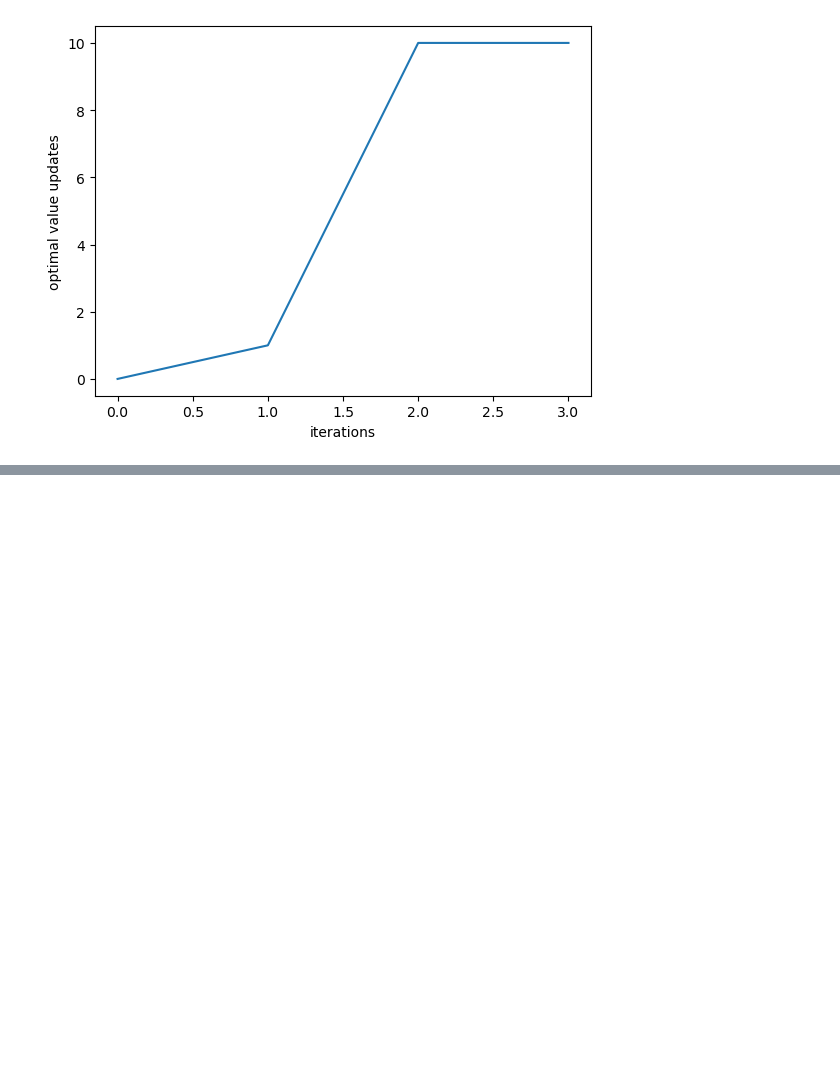
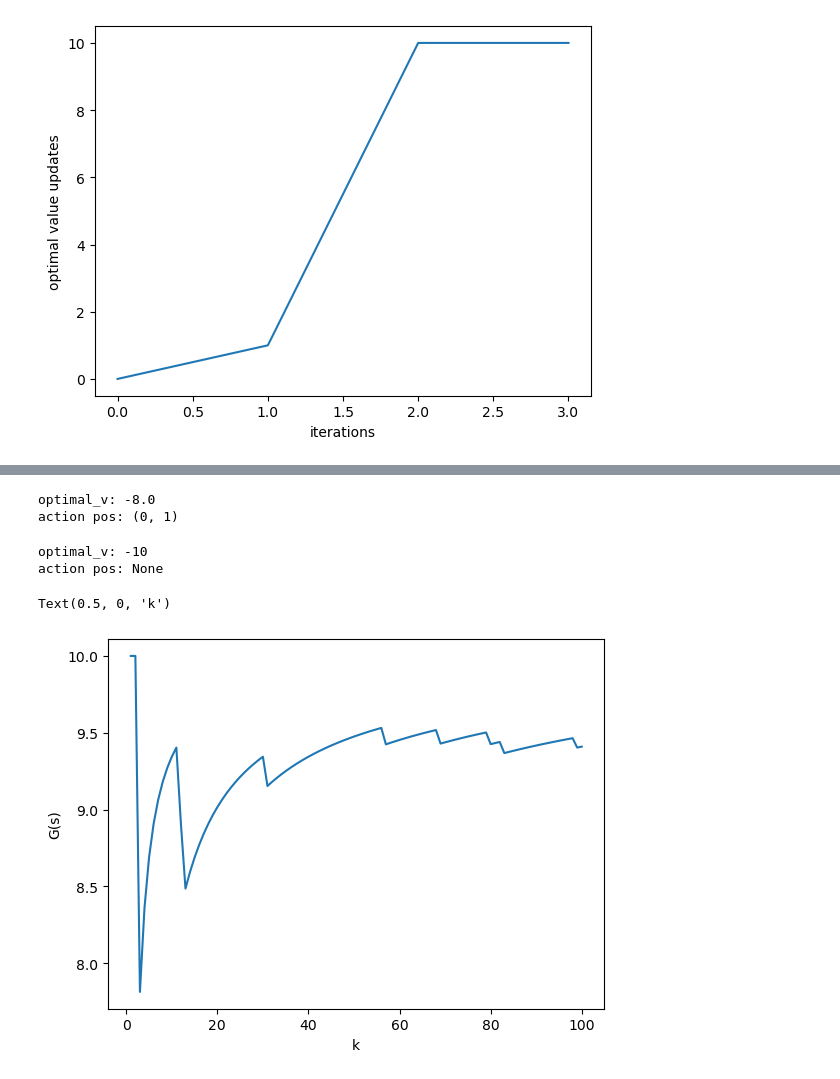
Before and after one commit to Selinayujia/SearchAndOptimization, a Jupyter notebook: HW3/HW3.ipynb, the cells around one changed output, grey strips where cells are left out. Saved outputs shown, nothing was run; the diff lists cells and outputs as text; code cells hidden in the pictures; blank space fills up the shorter version.

```diff
--- a/HW3/HW3.ipynb
+++ b/HW3/HW3.ipynb
@@ -212,0 +464,16 @@ plt.show()
+# %%
+S5_4 = np.array([[1, 0, -1], [-1, -1, 1], [0, -1, 1]])
+optimal_values, actions = value_interation(S5_4,0.1,np.array2string(S5_4))
+print("optimal_v:",optimal_values[-1])
+print("action pos:",actions)
+# %% [output]
+optimal_v: -8.0
+action pos: (0, 1)
+# %%
+S5_5 = np.array([[1, -1, -1], [-1, -1, 1], [1, -1, 1]])
+optimal_values, actions = value_interation(S5_5,0.1,np.array2string(S5_5))
+print("optimal_v:",optimal_values[-1])
+print("action pos:",actions)
+# %% [output]
+optimal_v: -10
+action pos: None
@@ -212,0 +557,17 @@ plt.show()
+# %%
+Q5_1 = np.array([[-1, 0, 0], [0, 0, 0], [0, 0, 0]])
+optimal_values, actions = value_interation_returns_all_actions(Q5_1,0.1,np.array2string(Q5_1))
+# %%
+reward_to_go = []
+for k in range(100):
+    reward_to_go.append(gen_traj(Q5_1,actions))
+ks = []
+for k in range(1, 101):
+    ks.append(sum(reward_to_go[:k]) / k)
+
+plt.plot(np.arange(1, 101), ks)
+plt.ylabel('G(s)')
+plt.xlabel('k')
+# %% [output]
+Text(0.5, 0, 'k')
+[figure, added]
```
Also changed, not shown: parts of 27 cells of this notebook, 1 other file.
